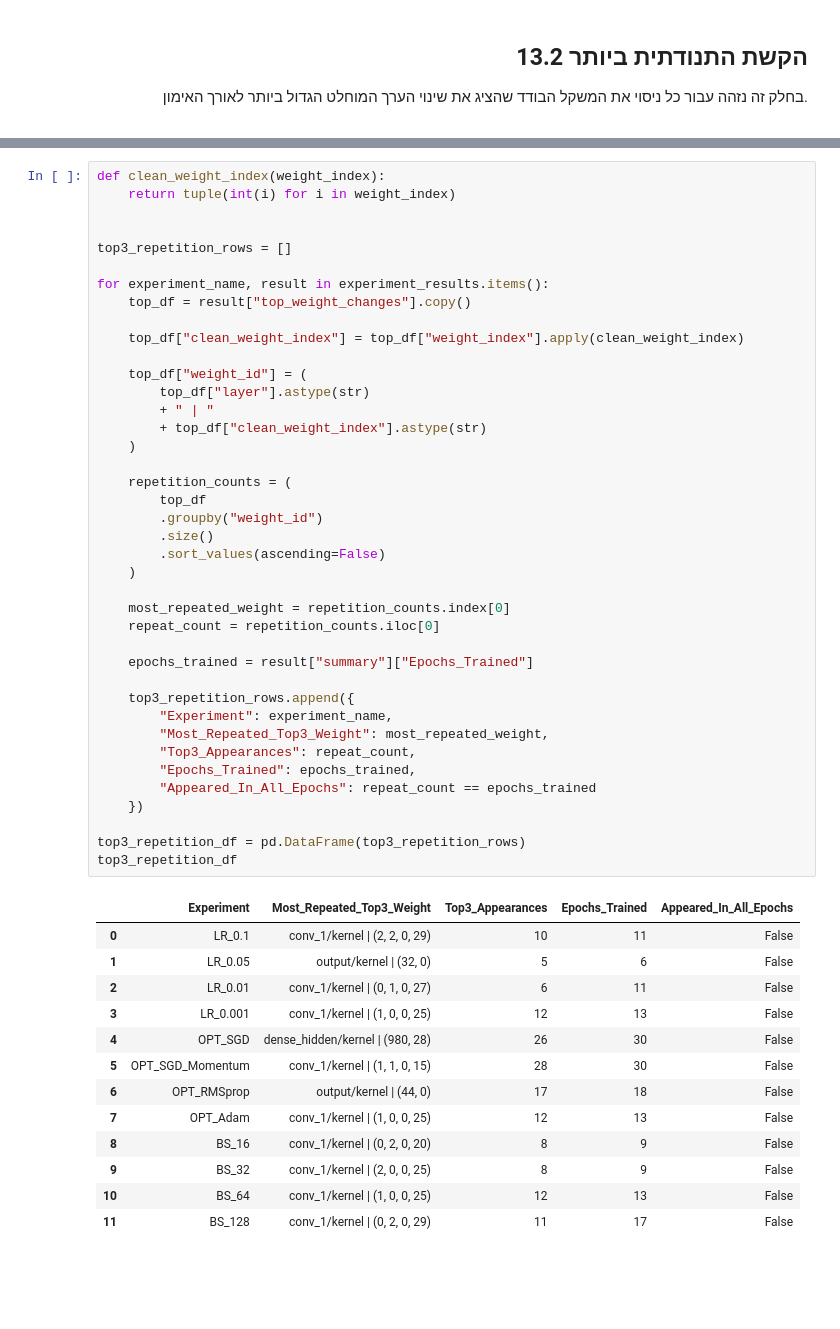
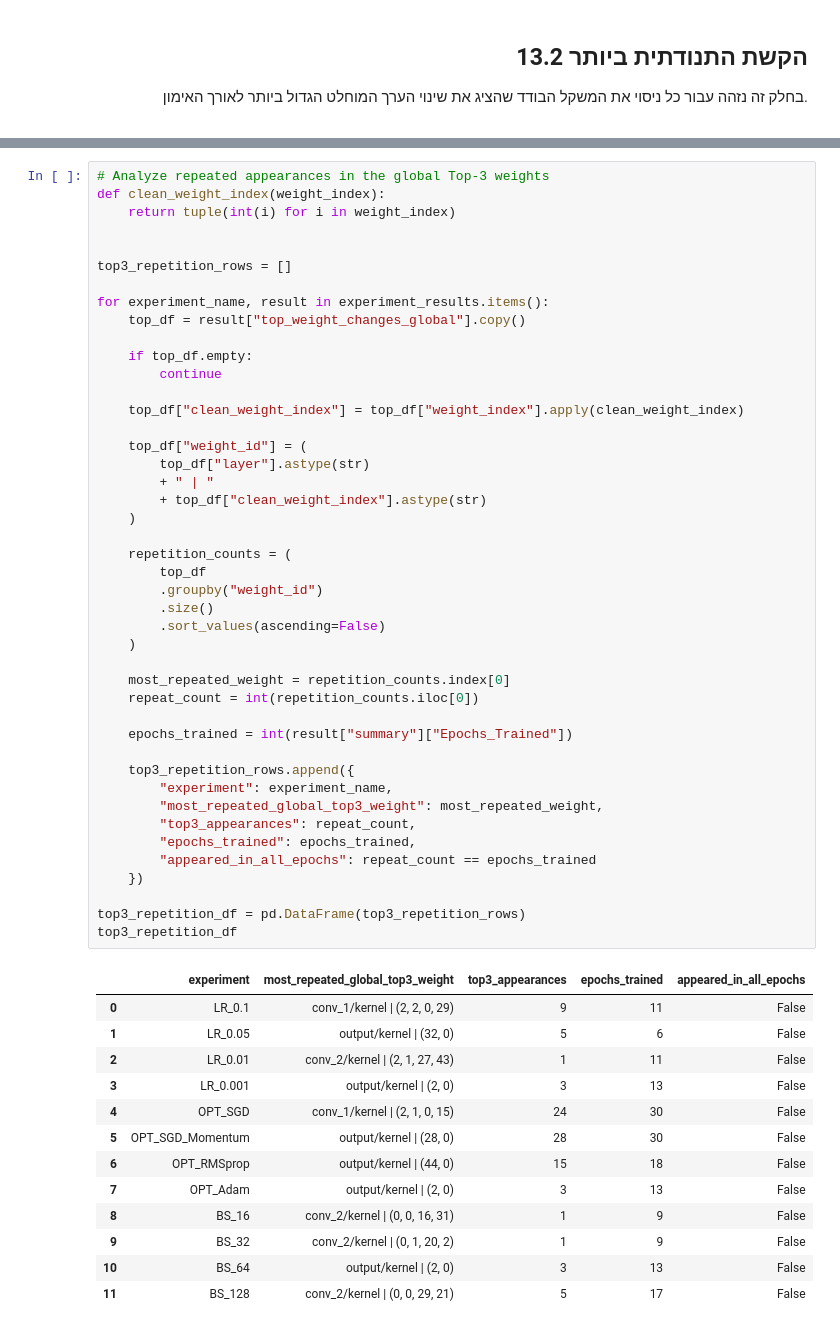
Before and after one commit to davidazimov069-maker/DeepLearning, a Jupyter notebook: FinalProject/DLFinalProject_DavidAviad.ipynb, the cells around one changed output, grey strips where cells are left out. Drawn from its saved outputs; the diff is of its cells as text; blank space fills up the shorter version.

```diff
--- a/FinalProject/DLFinalProject_DavidAviad.ipynb
+++ b/FinalProject/DLFinalProject_DavidAviad.ipynb
@@ -2241,59 +2438,63 @@ top3_overall_df
 
 </div>
 # %%
+# Analyze repeated appearances in the global Top-3 weights
 def clean_weight_index(weight_index):
     return tuple(int(i) for i in weight_index)
 
 
 top3_repetition_rows = []
 
 for experiment_name, result in experiment_results.items():
-    top_df = result["top_weight_changes"].copy()
+    top_df = result["top_weight_changes_global"].copy()
+
+    if top_df.empty:
+        continue
 
     top_df["clean_weight_index"] = top_df["weight_index"].apply(clean_weight_index)
 
     top_df["weight_id"] = (
         top_df["layer"].astype(str)
         + " | "
         + top_df["clean_weight_index"].astype(str)
     )
 
     repetition_counts = (
         top_df
         .groupby("weight_id")
         .size()
         .sort_values(ascending=False)
     )
 
     most_repeated_weight = repetition_counts.index[0]
-    repeat_count = repetition_counts.iloc[0]
+    repeat_count = int(repetition_counts.iloc[0])
 
-    epochs_trained = result["summary"]["Epochs_Trained"]
+    epochs_trained = int(result["summary"]["Epochs_Trained"])
 
     top3_repetition_rows.append({
-        "Experiment": experiment_name,
-        "Most_Repeated_Top3_Weight": most_repeated_weight,
-        "Top3_Appearances": repeat_count,
-        "Epochs_Trained": epochs_trained,
-        "Appeared_In_All_Epochs": repeat_count == epochs_trained
+        "experiment": experiment_name,
+        "most_repeated_global_top3_weight": most_repeated_weight,
+        "top3_appearances": repeat_count,
+        "epochs_trained": epochs_trained,
+        "appeared_in_all_epochs": repeat_count == epochs_trained
     })
 
 top3_repetition_df = pd.DataFrame(top3_repetition_rows)
 top3_repetition_df
 # %% [output]
-|  | Experiment | Most_Repeated_Top3_Weight | Top3_Appearances | Epochs_Trained | Appeared_In_All_Epochs |
-| 0 | LR_0.1 | conv_1/kernel | (2, 2, 0, 29) | 10 | 11 | False |
+|  | experiment | most_repeated_global_top3_weight | top3_appearances | epochs_trained | appeared_in_all_epochs |
+| 0 | LR_0.1 | conv_1/kernel | (2, 2, 0, 29) | 9 | 11 | False |
 | 1 | LR_0.05 | output/kernel | (32, 0) | 5 | 6 | False |
-| 2 | LR_0.01 | conv_1/kernel | (0, 1, 0, 27) | 6 | 11 | False |
-| 3 | LR_0.001 | conv_1/kernel | (1, 0, 0, 25) | 12 | 13 | False |
-| 4 | OPT_SGD | dense_hidden/kernel | (980, 28) | 26 | 30 | False |
-| 5 | OPT_SGD_Momentum | conv_1/kernel | (1, 1, 0, 15) | 28 | 30 | False |
-| 6 | OPT_RMSprop | output/kernel | (44, 0) | 17 | 18 | False |
-| 7 | OPT_Adam | conv_1/kernel | (1, 0, 0, 25) | 12 | 13 | False |
-| 8 | BS_16 | conv_1/kernel | (0, 2, 0, 20) | 8 | 9 | False |
-| 9 | BS_32 | conv_1/kernel | (2, 0, 0, 25) | 8 | 9 | False |
-| 10 | BS_64 | conv_1/kernel | (1, 0, 0, 25) | 12 | 13 | False |
-| 11 | BS_128 | conv_1/kernel | (0, 2, 0, 29) | 11 | 17 | False |
+| 2 | LR_0.01 | conv_2/kernel | (2, 1, 27, 43) | 1 | 11 | False |
+| 3 | LR_0.001 | output/kernel | (2, 0) | 3 | 13 | False |
+| 4 | OPT_SGD | conv_1/kernel | (2, 1, 0, 15) | 24 | 30 | False |
+| 5 | OPT_SGD_Momentum | output/kernel | (28, 0) | 28 | 30 | False |
+| 6 | OPT_RMSprop | output/kernel | (44, 0) | 15 | 18 | False |
+| 7 | OPT_Adam | output/kernel | (2, 0) | 3 | 13 | False |
+| 8 | BS_16 | conv_2/kernel | (0, 0, 16, 31) | 1 | 9 | False |
+| 9 | BS_32 | conv_2/kernel | (0, 1, 20, 2) | 1 | 9 | False |
+| 10 | BS_64 | output/kernel | (2, 0) | 3 | 13 | False |
+| 11 | BS_128 | conv_2/kernel | (0, 0, 29, 21) | 5 | 17 | False |
 # %% [markdown]
 <a id="14-discussion"></a>
 
```
Also changed, not shown: parts of 46 cells of this notebook, 2 other files.
